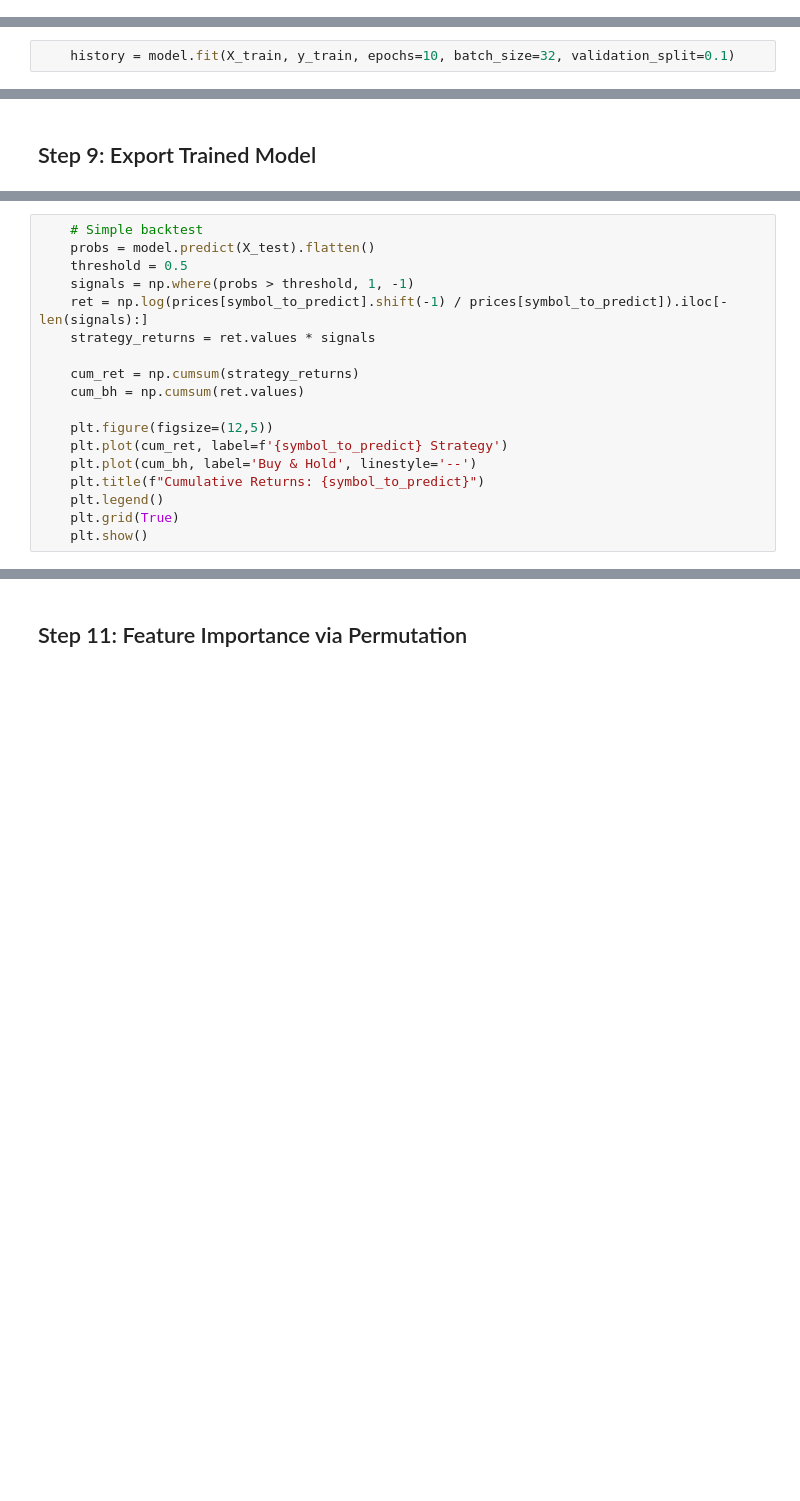
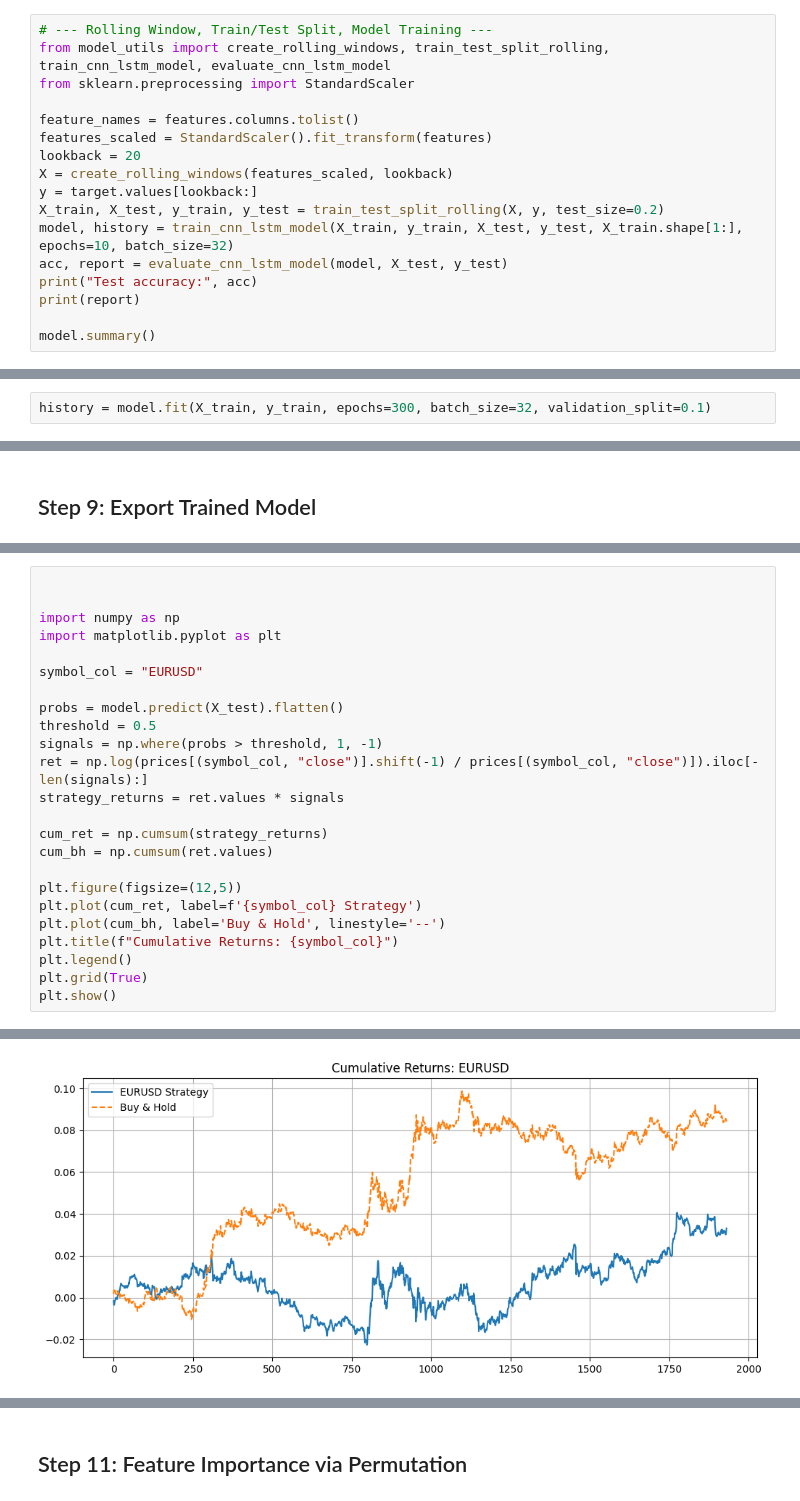
Before and after one commit to adamjbradley/trading-strategies, a Jupyter notebook: top5/RCS_CNN_LSTM_Notebook/RCS_CNN_LSTM_Notebook/RCS_CNN_LSTM.ipynb, the cells around one changed output, grey strips where cells are left out. Cells and saved outputs as stored; diff of their text form; blank space fills up the shorter version.

```diff
--- a/top5/RCS_CNN_LSTM_Notebook/RCS_CNN_LSTM_Notebook/RCS_CNN_LSTM.ipynb
+++ b/top5/RCS_CNN_LSTM_Notebook/RCS_CNN_LSTM_Notebook/RCS_CNN_LSTM.ipynb
@@ -236,0 +328,17 @@ indicators = data.dropna()
+# %%
+# --- Rolling Window, Train/Test Split, Model Training ---
+from model_utils import create_rolling_windows, train_test_split_rolling, train_cnn_lstm_model, evaluate_cnn_lstm_model
+from sklearn.preprocessing import StandardScaler
+
+feature_names = features.columns.tolist()
+features_scaled = StandardScaler().fit_transform(features)
+lookback = 20
+X = create_rolling_windows(features_scaled, lookback)
+y = target.values[lookback:]
+X_train, X_test, y_train, y_test = train_test_split_rolling(X, y, test_size=0.2)
+model, history = train_cnn_lstm_model(X_train, y_train, X_test, y_test, X_train.shape[1:], epochs=10, batch_size=32)
+acc, report = evaluate_cnn_lstm_model(model, X_test, y_test)
+print("Test accuracy:", acc)
+print(report)
+
+model.summary()
@@ -239,2 +365,2 @@ indicators = data.dropna()
 # %%
-    history = model.fit(X_train, y_train, epochs=10, batch_size=32, validation_split=0.1)
+history = model.fit(X_train, y_train, epochs=300, batch_size=32, validation_split=0.1)
@@ -270,18 +493,25 @@ indicators = data.dropna()
 # %%
-    # Simple backtest
-    probs = model.predict(X_test).flatten()
-    threshold = 0.5
-    signals = np.where(probs > threshold, 1, -1)
-    ret = np.log(prices[symbol_to_predict].shift(-1) / prices[symbol_to_predict]).iloc[-len(signals):]
-    strategy_returns = ret.values * signals
 
-    cum_ret = np.cumsum(strategy_returns)
-    cum_bh = np.cumsum(ret.values)
 
-    plt.figure(figsize=(12,5))
-    plt.plot(cum_ret, label=f'{symbol_to_predict} Strategy')
-    plt.plot(cum_bh, label='Buy & Hold', linestyle='--')
-    plt.title(f"Cumulative Returns: {symbol_to_predict}")
-    plt.legend()
-    plt.grid(True)
-    plt.show()
+import numpy as np
+import matplotlib.pyplot as plt
+
+symbol_col = "EURUSD"
+
+probs = model.predict(X_test).flatten()
+threshold = 0.5
+signals = np.where(probs > threshold, 1, -1)
+ret = np.log(prices[(symbol_col, "close")].shift(-1) / prices[(symbol_col, "close")]).iloc[-len(signals):]
+strategy_returns = ret.values * signals
+
+cum_ret = np.cumsum(strategy_returns)
+cum_bh = np.cumsum(ret.values)
+
+plt.figure(figsize=(12,5))
+plt.plot(cum_ret, label=f'{symbol_col} Strategy')
+plt.plot(cum_bh, label='Buy & Hold', linestyle='--')
+plt.title(f"Cumulative Returns: {symbol_col}")
+plt.legend()
+plt.grid(True)
+plt.show()
+# %% [output]
@@ -288,2 +519,3 @@ indicators = data.dropna()
+[figure, added]
 # %%
 print("✅ All models completed.")
```
Also changed, not shown: parts of 39 cells of this notebook.
